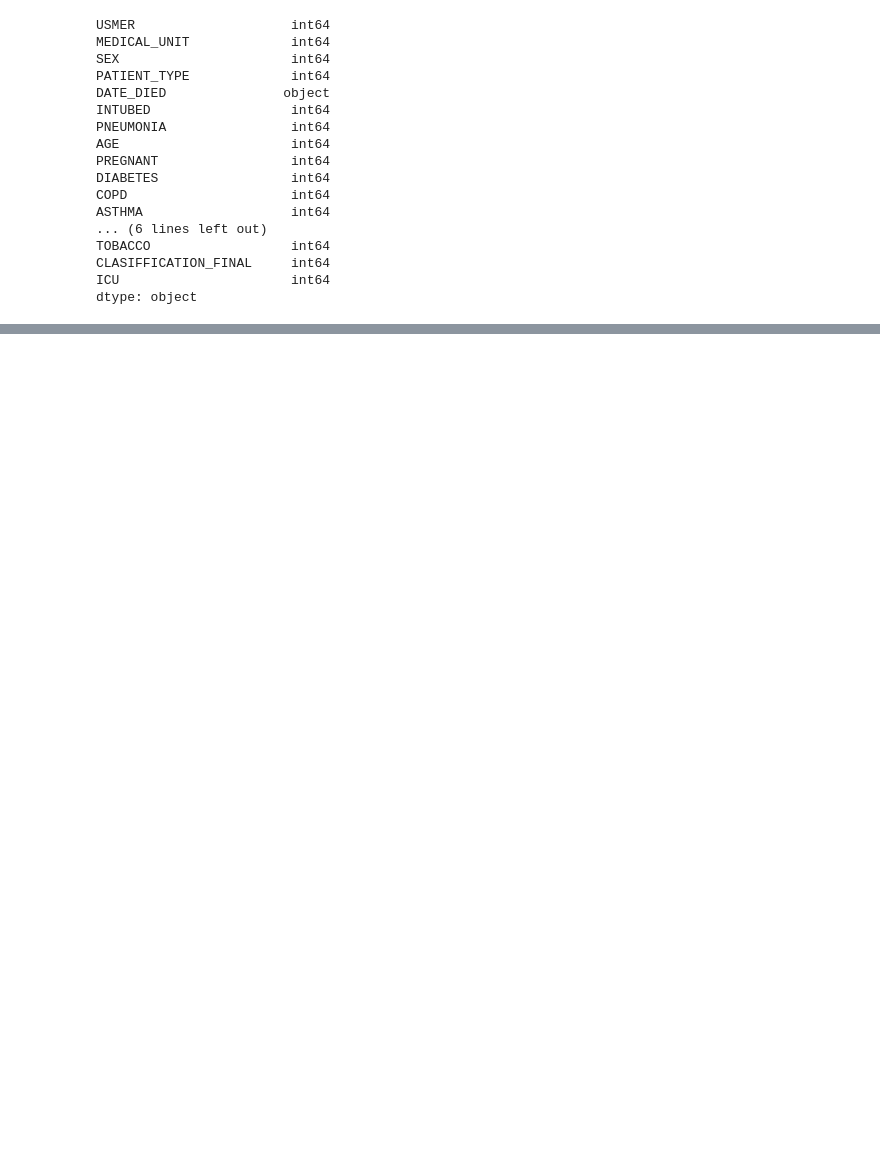
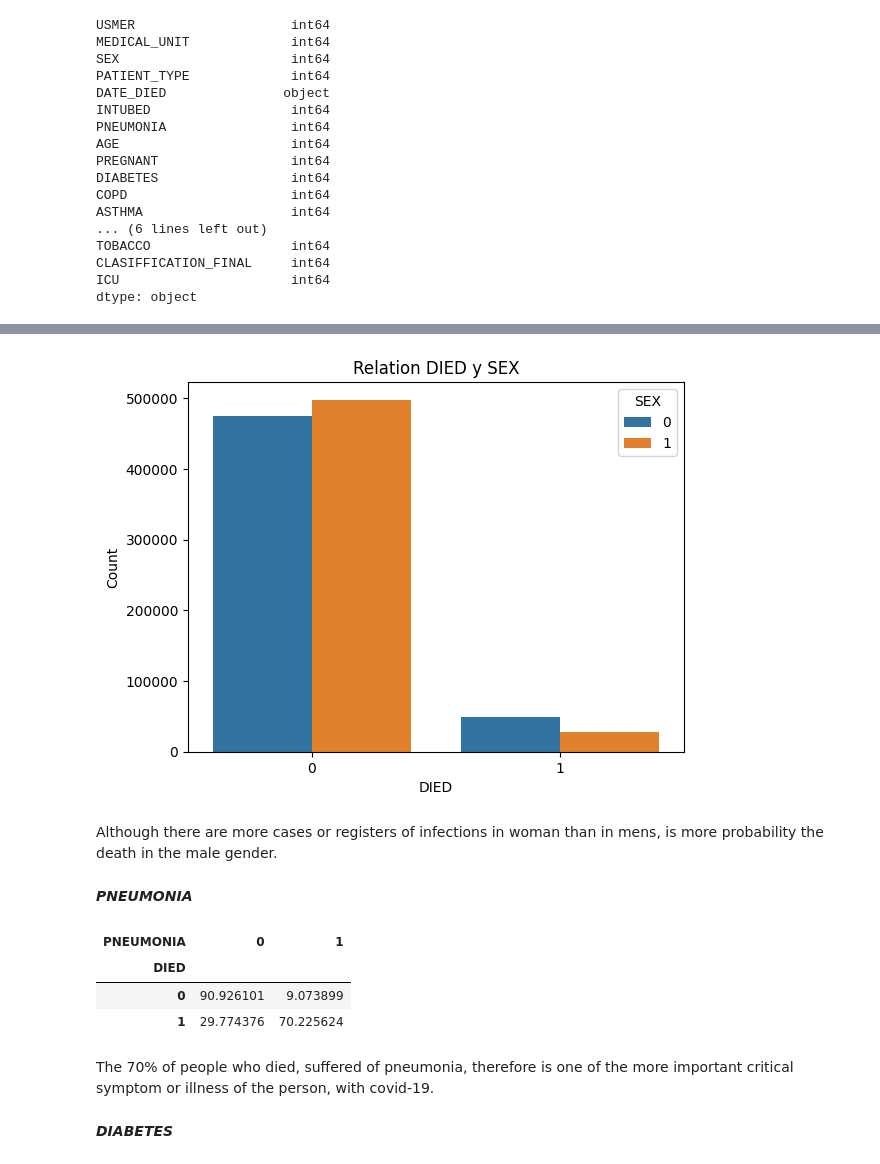
Before and after one commit to DavidCastro88/PredictDeathCovid-19, a Jupyter notebook: Predictive_Mortality_Risk_Model.ipynb, the cells around one changed output, grey strips where cells are left out. Cells and saved outputs as stored; diff of their text form; code cells hidden in the pictures; blank space fills up the shorter version.

```diff
--- a/Predictive_Mortality_Risk_Model.ipynb
+++ b/Predictive_Mortality_Risk_Model.ipynb
@@ -144,0 +360,29 @@ dtype: object
+# %%
+# Crear un gráfico de barras
+sns.countplot(data=data, x='DIED', hue='SEX')
+
+# Añadir etiquetas y título
+plt.xlabel('DIED')
+plt.ylabel('Count')
+plt.title('Relation DIED y SEX')
+plt.legend(title='SEX', loc='upper right')
+
+# Mostrar el gráfico
+plt.show()
+# %% [output]
+[figure, added]
+# %% [markdown]
+Although there are more cases or registers of infections in woman than in mens, is more probability the death in the male gender.
+# %% [markdown]
+***PNEUMONIA***
+# %%
+pd.crosstab(data['DIED'],data['PNEUMONIA'],  normalize='index') * 100
+# %% [output]
+| PNEUMONIA | 0 | 1 |
+| DIED |  |  |
+| 0 | 90.926101 | 9.073899 |
+| 1 | 29.774376 | 70.225624 |
+# %% [markdown]
+The 70% of people who died, suffered of pneumonia, therefore is one of the more important critical symptom or illness of the person, with covid-19.
+# %% [markdown]
+***DIABETES***
```
Also changed, not shown: parts of 78 cells of this notebook.
